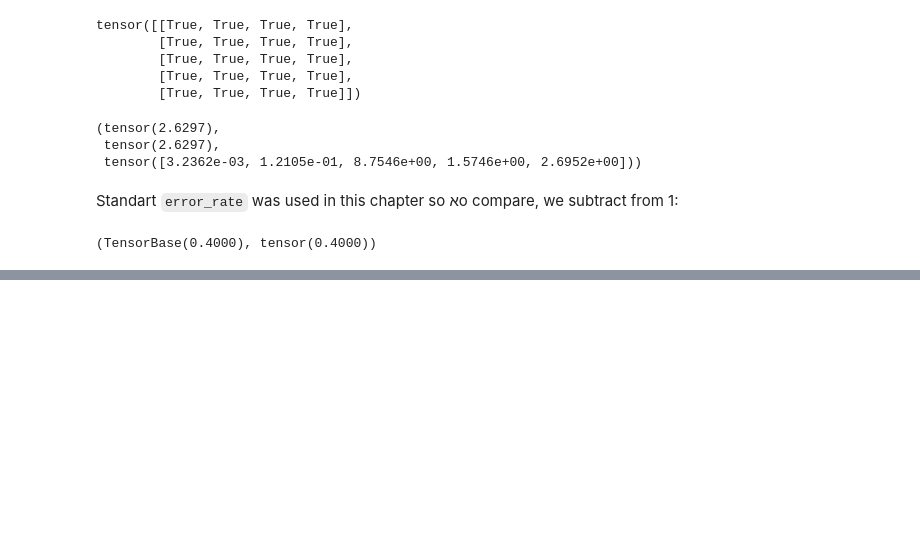
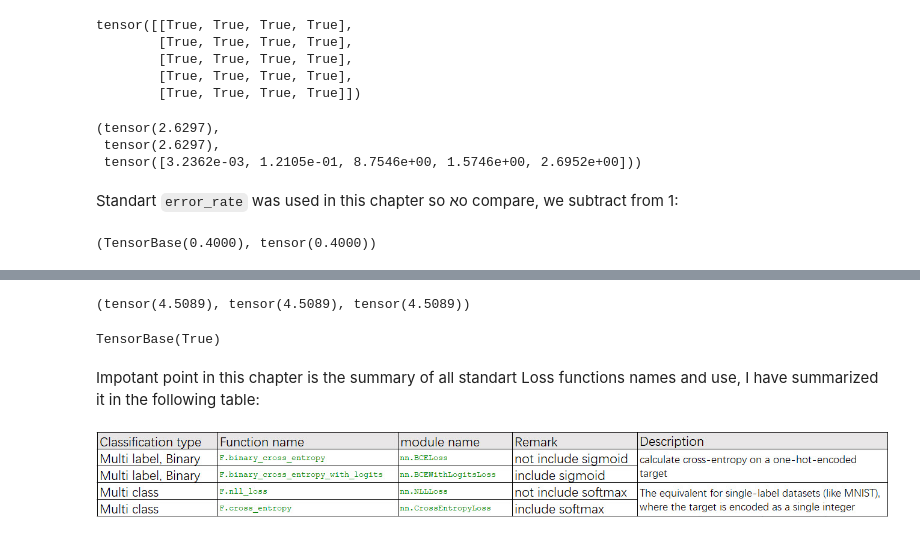
Before and after one commit to RavivKerner/test, a Jupyter notebook: Copy_of_FR6.ipynb, the cells around one changed output, grey strips where cells are left out. Cells and saved outputs as stored; diff of their text form; code cells hidden in the pictures; blank space fills up the shorter version.

```diff
--- a/Copy_of_FR6.ipynb
+++ b/Copy_of_FR6.ipynb
@@ -511,0 +175,19 @@ tensor([[ 0, -1, -1, -2],
+# %%
+lss = nn.BCEWithLogitsLoss()
+multi_l_loss(preds,y), lss(preds,y.float()), F.binary_cross_entropy_with_logits(preds,y.float())
+# %% [output]
+(tensor(4.5089), tensor(4.5089), tensor(4.5089))
+# %%
+accuracy_multi(preds, y)==multi_l_accuracy(preds, y)
+# %% [output]
+TensorBase(True)
+# %% [markdown]
+Impotant point in this chapter is the summary of all standart Loss functions names and use, I have summarized it in the following table:
+# %%
+tp = Path('/content/2021-12-30_14-02-58.jpg')
+# %%
+im = Image.open(tp)
+# %%
+im
+# %% [output]
+[figure, added]
```
Also changed, not shown: parts of 77 cells of this notebook.
